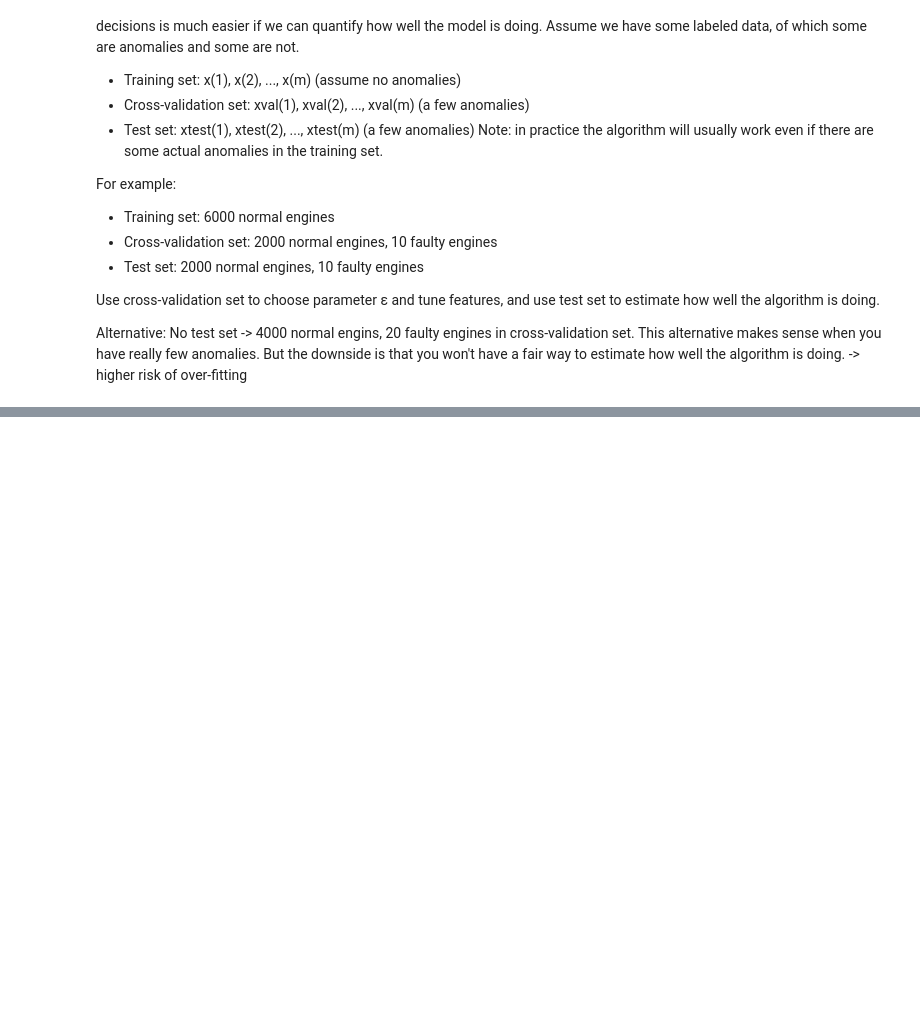
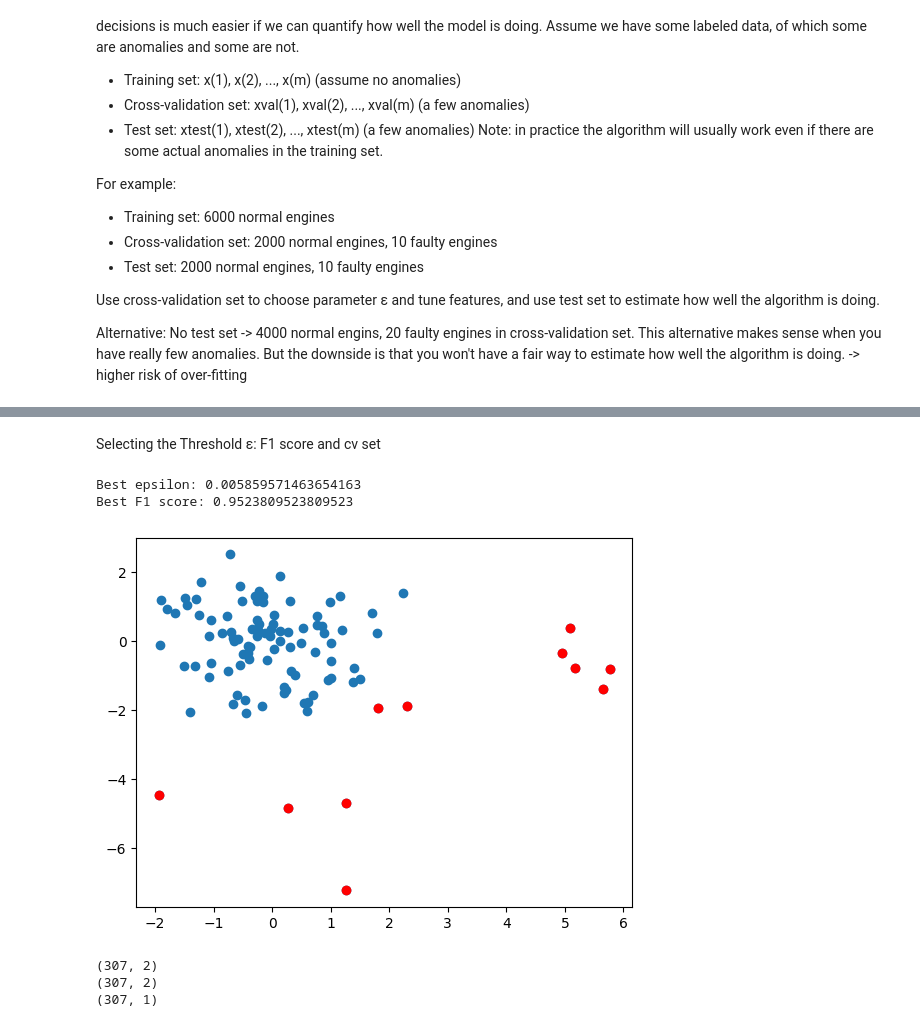
Before and after one commit to MohadesehHakimi/intro-to-machine-learning, a Jupyter notebook: Unsupervised Learning, Recommenders, Reinforcement Learning/week1.ipynb, the cells around one changed output, grey strips where cells are left out. Drawn from its saved outputs; the diff is of its cells as text; code cells hidden in the pictures; blank space fills up the shorter version.

```diff
--- a/Unsupervised Learning, Recommenders, Reinforcement Learning/week1.ipynb
+++ b/Unsupervised Learning, Recommenders, Reinforcement Learning/week1.ipynb
@@ -345,0 +485,45 @@ Possible alternatives for evaluation metrics:
+# %% [markdown]
+Selecting the Threshold ε: F1 score and cv set
+# %%
+def select_threshold(yval, pval):
+    best_epsilon = 0
+    best_f1 = 0
+    step = (max(pval) - min(pval)) / 1000
+    for epsilon in np.arange(min(pval), max(pval), step):
+        predictions = pval < epsilon
+        tp = np.sum((predictions == 1) & (yval == 1))
+        fp = np.sum((predictions == 1) & (yval == 0))
+        fn = np.sum((predictions == 0) & (yval == 1))
+
+        # Check for division by zero when calculating precision and recall
+        precision = tp / (tp + fp) if tp != 0 else 0
+        recall = tp / (tp + fn) if tp != 0 else 0
+
+        # Only calculate F1 if precision + recall is non-zero
+        if precision + recall > 0:
+            f1 = 2 * precision * recall / (precision + recall)
+        else:
+            f1 = 0
+
+        if f1 > best_f1:
+            best_f1 = f1
+            best_epsilon = epsilon
+
+    return best_epsilon, best_f1
+# %%
+p_val = multivariate_gaussian(X_val, mu, sigma2)
+epsilon, f1 = select_threshold(y_val, p_val)
+
+print('Best epsilon:', epsilon)
+print('Best F1 score:', f1)
+# %% [output]
+Best epsilon: 0.005859571463654163
+Best F1 score: 0.9523809523809523
+# %%
+# Visualize the anomalies
+anomalies = X_val[p_val < epsilon]
+plt.scatter(X_val[:, 0], X_val[:, 1])
+plt.scatter(anomalies[:, 0], anomalies[:, 1], color='r')
+plt.show()
+# %% [output]
+[figure, added]
@@ -345,0 +536,16 @@ Possible alternatives for evaluation metrics:
+# %%
+tr_data_file = 'archive/tr_server_data.csv'
+cv_data_file = 'archive/cv_server_data.csv'
+labels = 'archive/gt_server_data.csv'
+
+tr_df = pd.read_csv(tr_data_file, names=['latency', 'throughput'])
+cv_df = pd.read_csv(cv_data_file, names=['latency', 'throughput'])
+labels_df = pd.read_csv(labels, names=['label'])
+
+print(tr_df.shape)
+print(cv_df.shape)
+print(labels_df.shape)
+# %% [output]
+(307, 2)
+(307, 2)
+(307, 1)
```
Also changed, not shown: parts of 23 cells of this notebook, 6 other files.
